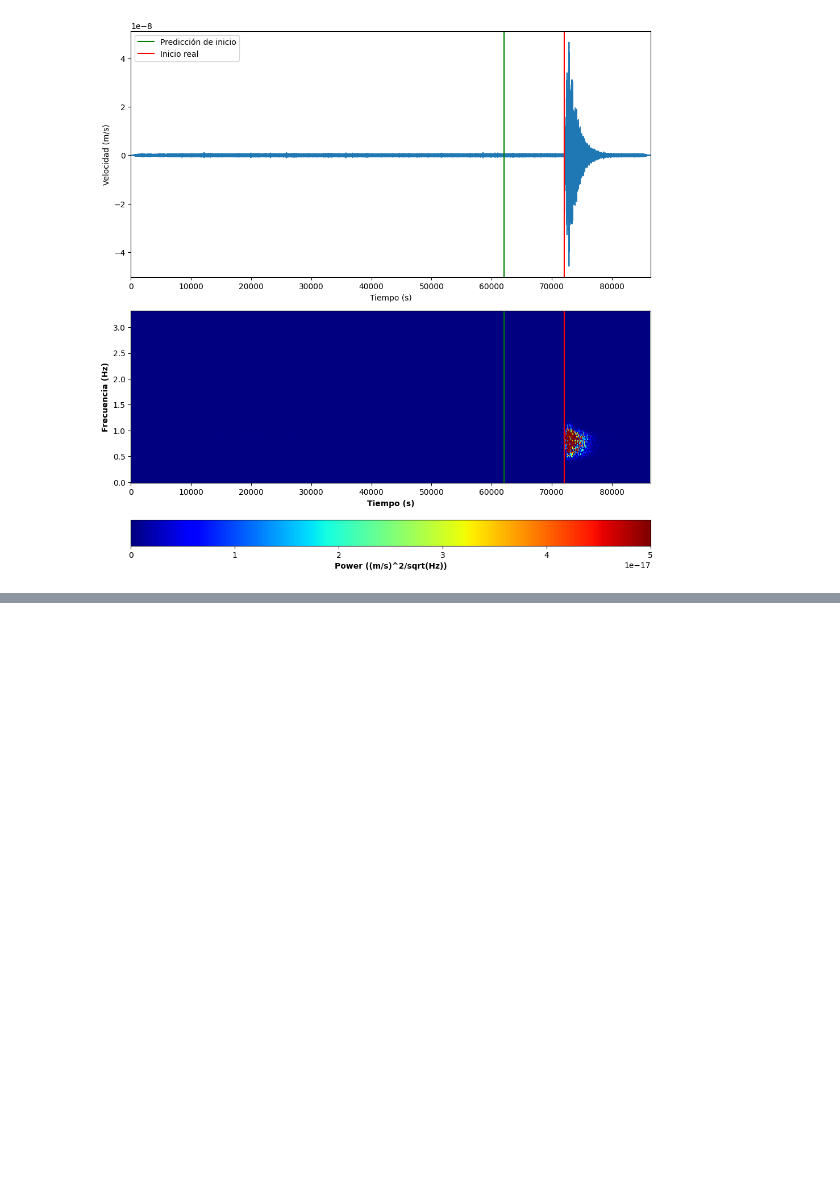
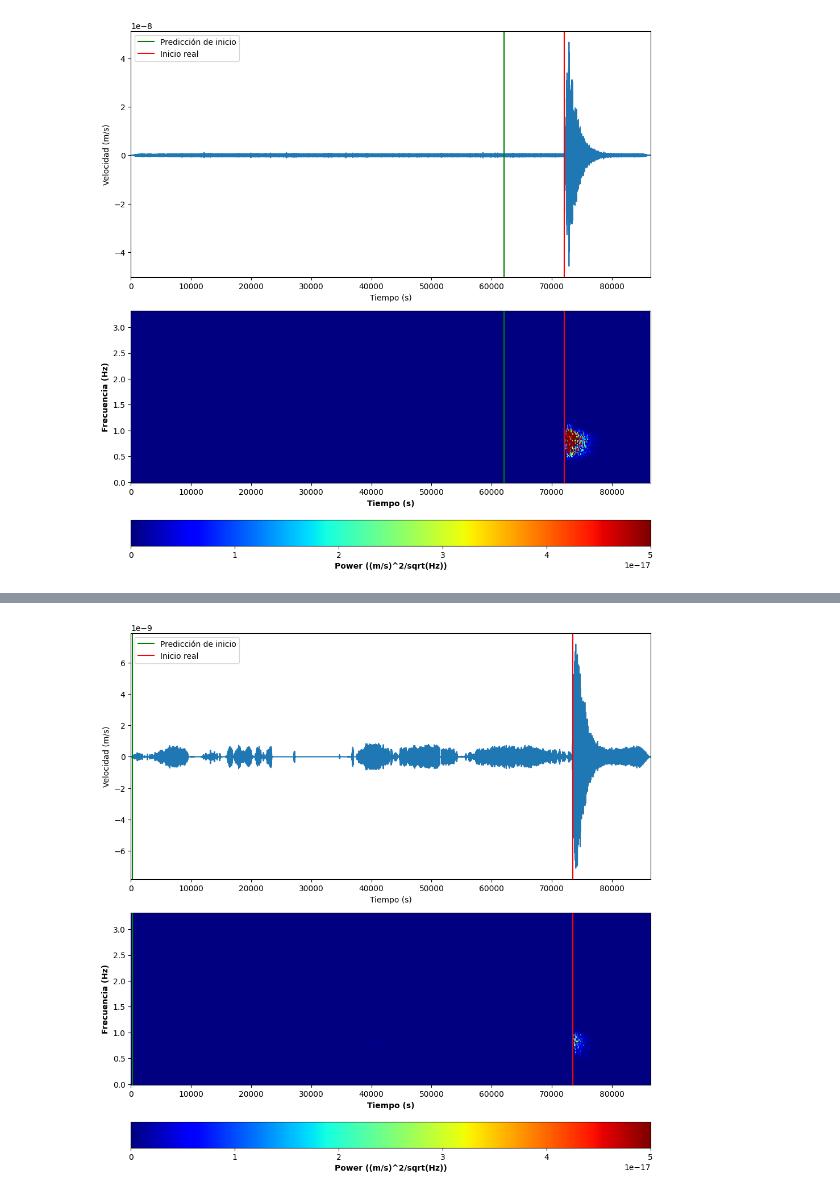
Before and after one commit to matiszpek/NASAhackaton, a Jupyter notebook: SiesmicDet2.ipynb, the cells around one changed output, grey strips where cells are left out. Cells and saved outputs as stored; diff of their text form; code cells hidden in the pictures; blank space fills up the shorter version.

```diff
--- a/SiesmicDet2.ipynb
+++ b/SiesmicDet2.ipynb
@@ -153,0 +189,20 @@ plot_seismic_data(df.iloc[i]['st'], df.iloc[i]['start'], df.iloc[i]['start'] - 1
+# %%
+# Redefinir la forma de los datos para la entrada en el modelo
+X = X.reshape(X.shape[0], X.shape[1], X.shape[2], 1)  # Añadir dimensión para canales
+
+# Crear el modelo CNN
+model = keras.Sequential([
+    keras.layers.Conv2D(32, (3, 3), activation='relu', input_shape=(X.shape[1], X.shape[2], 1)),
+    keras.layers.MaxPooling2D((2, 2)),
+    keras.layers.Conv2D(64, (3, 3), activation='relu'),
+    keras.layers.MaxPooling2D((2, 2)),
+    keras.layers.Flatten(),
+    keras.layers.Dense(64, activation='relu'),
+    keras.layers.Dense(1)  # Salida única para la predicción del valor 'start'
+])
+
+# Compilar el modelo
+model.compile(optimizer='adam', loss='mean_squared_error')
+
+# Entrenar el modelo
+model.fit(X, y, epochs=3, batch_size=32)  # Ajustar según sea necesario
@@ -153,0 +224,8 @@ plot_seismic_data(df.iloc[i]['st'], df.iloc[i]['start'], df.iloc[i]['start'] - 1
+# %%
+predictions = model.predict(X)
+
+# Comparar las predicciones usando la función plot_seismic_data
+for i in range(len(predictions)):
+    plot_seismic_data(df.iloc[i]['st'], df.iloc[i]['start'], predictions[i][0])
+    break
+# %% [output]
@@ -153,0 +233 @@ plot_seismic_data(df.iloc[i]['st'], df.iloc[i]['start'], df.iloc[i]['start'] - 1
+[figure, added]
```
Also changed, not shown: parts of 6 cells of this notebook.
